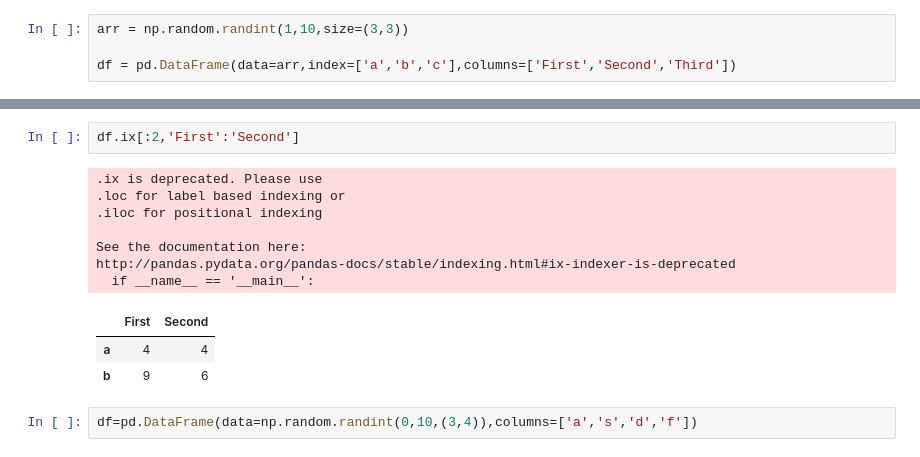
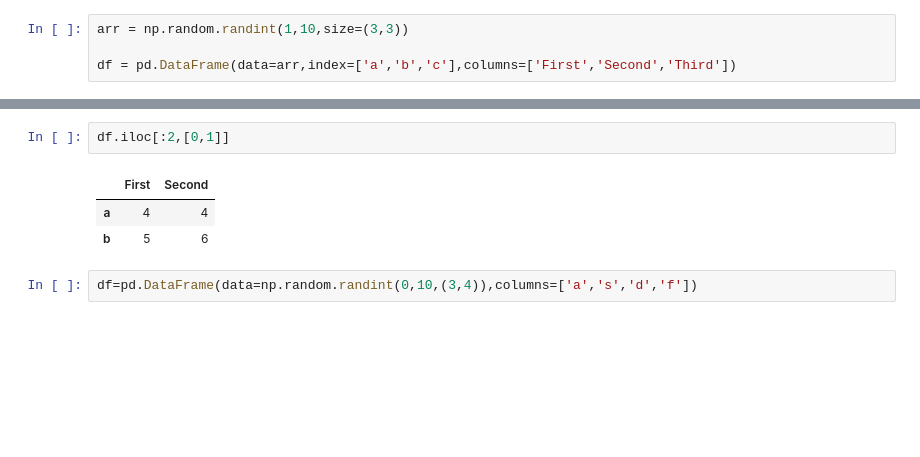
Before and after one commit to Mohammad-H-Zahrawi/Data-Science-Python-Libraries, a Jupyter notebook: python+numpy+pandas+matplotlib/3_Pandas_2.ipynb, the cells around one changed output, grey strips where cells are left out. Drawn from its saved outputs; the diff is of its cells as text; blank space fills up the shorter version.

```diff
--- a/python+numpy+pandas+matplotlib/3_Pandas_2.ipynb
+++ b/python+numpy+pandas+matplotlib/3_Pandas_2.ipynb
@@ -58,16 +58,9 @@ df[0:2]
-# %%
-df.ix[:2,'First':'Second']
-# %% [output]
-.ix is deprecated. Please use
-.loc for label based indexing or
-.iloc for positional indexing
-
-See the documentation here:
-http://pandas.pydata.org/pandas-docs/stable/indexing.html#ix-indexer-is-deprecated
-  if __name__ == '__main__':
-|  | First | Second |
-| a | 4 | 4 |
-| b | 9 | 6 |
+# %%
+df.iloc[:2,[0,1]]
+# %% [output]
+|  | First | Second |
+| a | 4 | 4 |
+| b | 5 | 6 |
 # %%
 df=pd.DataFrame(data=np.random.randint(0,10,(3,4)),columns=['a','s','d','f'])
 # %%
```
Also changed, not shown: parts of 20 cells of this notebook.
